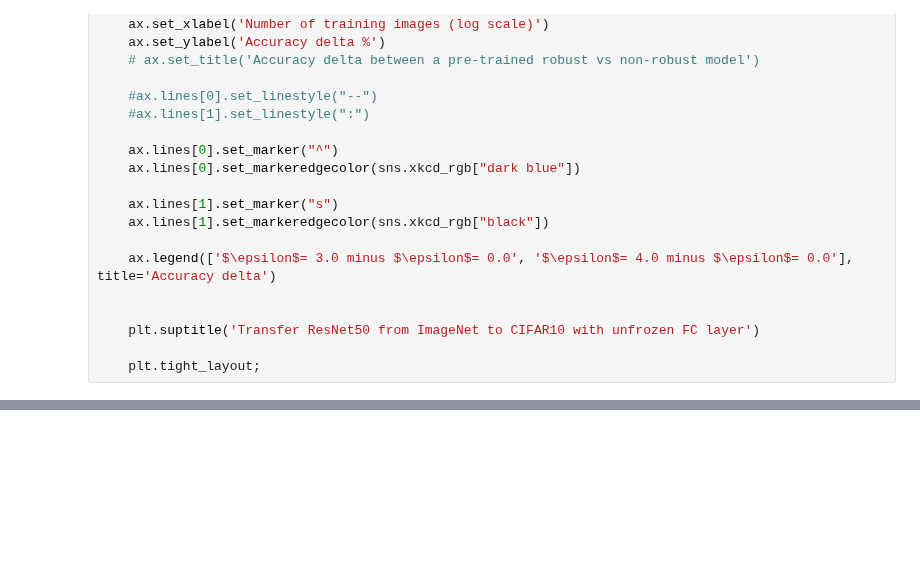
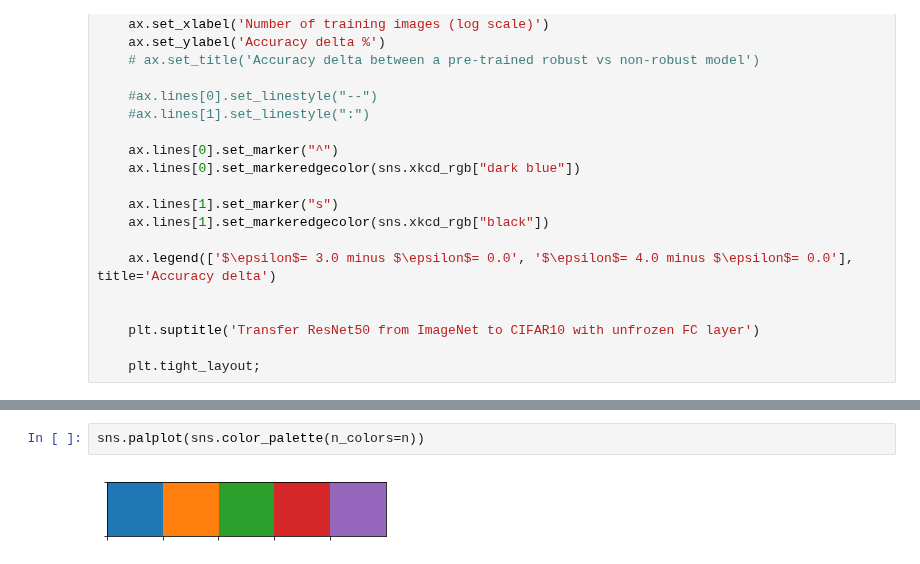
Before and after one commit to utrerf/robust_transfer_learning, a Jupyter notebook: results/charts.ipynb, the cells around one changed output, grey strips where cells are left out. Cells and saved outputs as stored; diff of their text form; blank space fills up the shorter version.

```diff
--- a/results/charts.ipynb
+++ b/results/charts.ipynb
@@ -253,0 +520,4 @@ clean_data.to_csv('MNIST.csv')
+# %%
+sns.palplot(sns.color_palette(n_colors=n))
+# %% [output]
+[figure, added]
```
Also changed, not shown: parts of 22 cells of this notebook.
